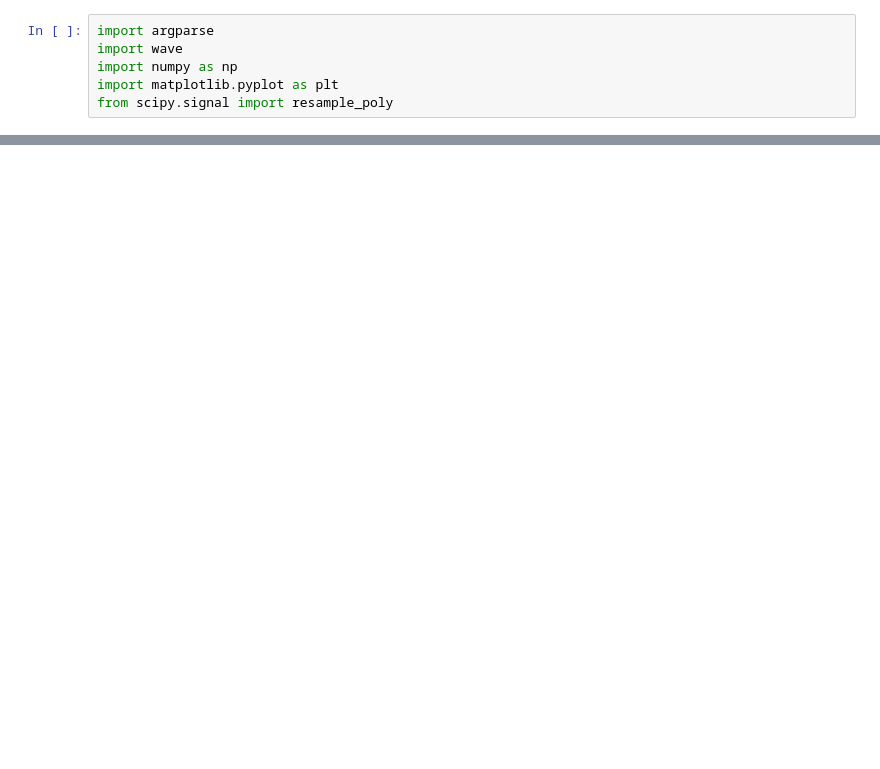
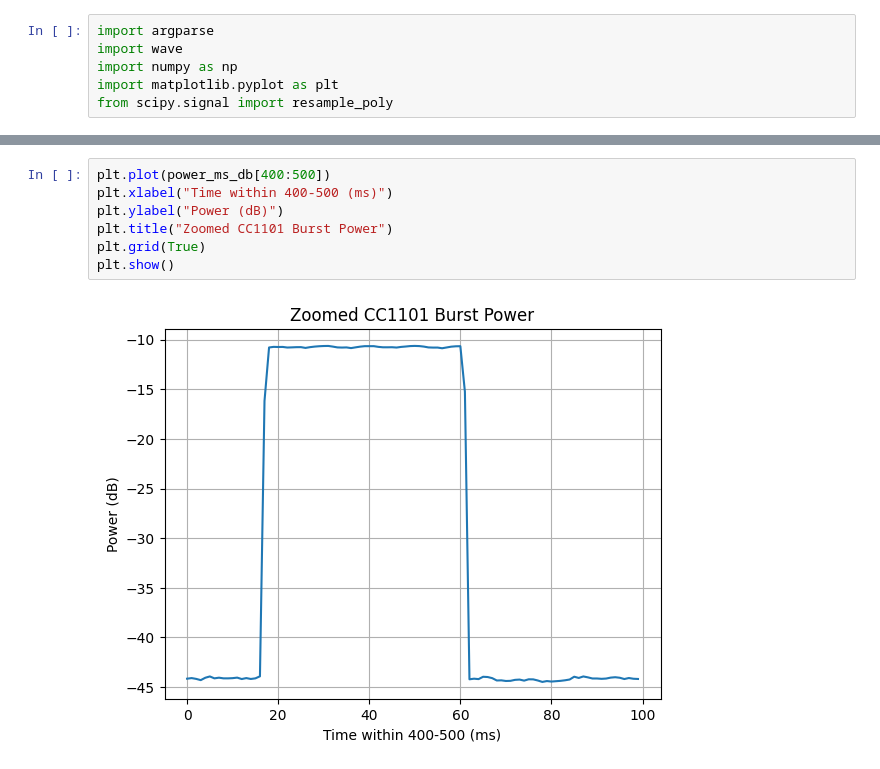
Before and after one commit to AedanJaeson/subghz-sdr-video-telemetry-lab, a Jupyter notebook: captures/replay_fm.ipynb, the cells around one changed output, grey strips where cells are left out. Cells and saved outputs as stored; diff of their text form; blank space fills up the shorter version.

```diff
--- a/captures/replay_fm.ipynb
+++ b/captures/replay_fm.ipynb
@@ -33,0 +53,9 @@ Text(0.5, 1.0, 'Raw IQ Samples')
+# %%
+plt.plot(power_ms_db[400:500])
+plt.xlabel("Time within 400-500 (ms)")
+plt.ylabel("Power (dB)")
+plt.title("Zoomed CC1101 Burst Power")
+plt.grid(True)
+plt.show()
+# %% [output]
+[figure, added]
```
Also changed, not shown: parts of 7 cells of this notebook, 5 other files.
